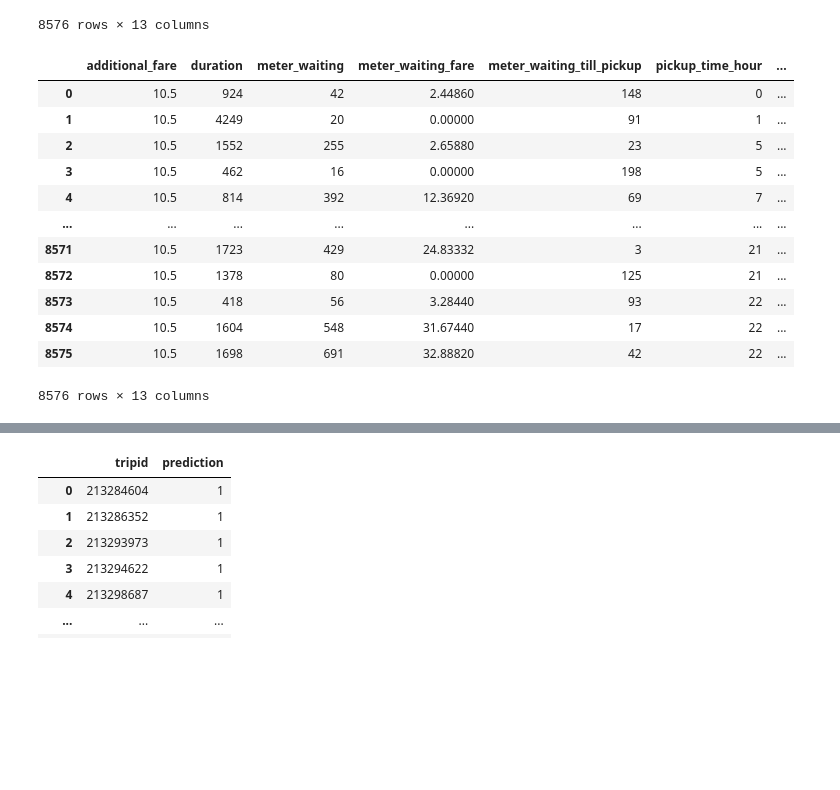
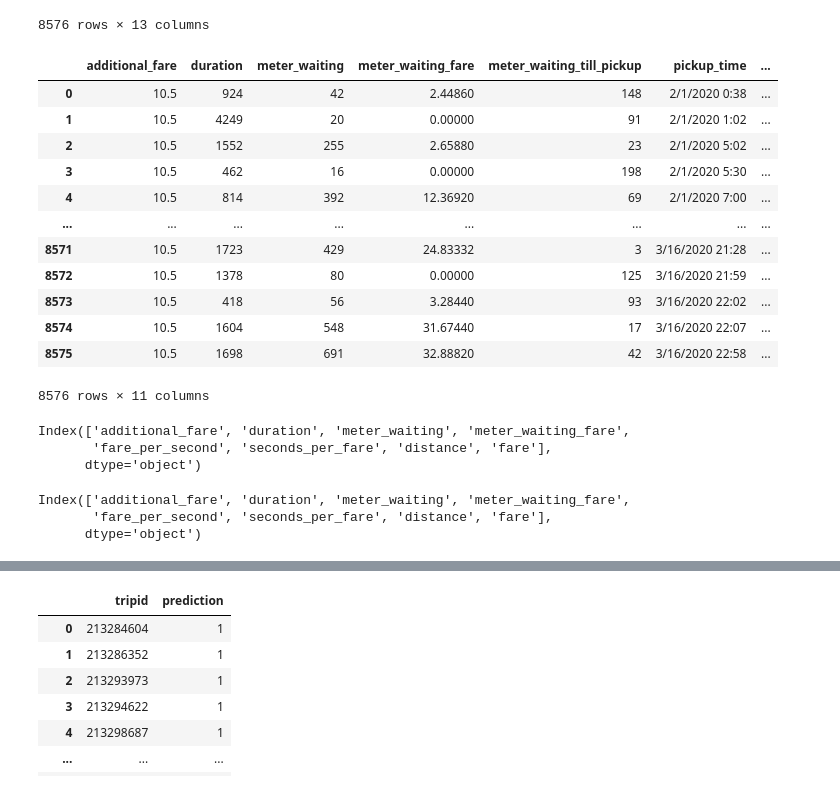
Before and after one commit to Dhananjana97/ML-Ride-Fair, a Jupyter notebook: ML_xgboost_20.ipynb, the cells around one changed output, grey strips where cells are left out. Saved outputs shown, nothing was run; the diff lists cells and outputs as text; code cells hidden in the pictures; blank space fills up the shorter version.

```diff
--- a/ML_xgboost_20.ipynb
+++ b/ML_xgboost_20.ipynb
@@ -407,31 +373,44 @@ test_X
 | 8575 | 222860703 | 10.5 | 1698 | 691 | 32.88820 | 42 | ... |
 8576 rows × 13 columns
 # %%
-date_time_extractor(test_X)
+# date_time_extractor(test_X)
 dist = distance_calculator(test_X)
 test_X.insert(test_X.columns.get_loc('fare'), 'distance', dist)
 del test_X['tripid']
 # test_X.insert(test_X.columns.get_loc('meter_waiting_till_pickup'), 'meter_waiting_fare_rate', test_X['meter_waiting_fare']/test_X['meter_waiting'])
 
 # test_X.insert(test_X.columns.get_loc('distance'), 'fare_per_km', test_X['fare']/test_X['distance'])
 # test_X.insert(test_X.columns.get_loc('fare_per_km'), 'speed', test_X['distance']*1000/test_X['duration'])
 test_X.insert(test_X.columns.get_loc('distance'), 'fare_per_second', test_X['fare']/test_X['duration'])
 test_X.insert(test_X.columns.get_loc('distance'), 'seconds_per_fare', (test_X['duration']-test_X['meter_waiting'])/test_X['fare'])
 test_X
 # %% [output]
-|  | additional_fare | duration | meter_waiting | meter_waiting_fare | meter_waiting_till_pickup | pickup_time_hour | ... |
-| 0 | 10.5 | 924 | 42 | 2.44860 | 148 | 0 | ... |
-| 1 | 10.5 | 4249 | 20 | 0.00000 | 91 | 1 | ... |
-| 2 | 10.5 | 1552 | 255 | 2.65880 | 23 | 5 | ... |
-| 3 | 10.5 | 462 | 16 | 0.00000 | 198 | 5 | ... |
-| 4 | 10.5 | 814 | 392 | 12.36920 | 69 | 7 | ... |
+|  | additional_fare | duration | meter_waiting | meter_waiting_fare | meter_waiting_till_pickup | pickup_time | ... |
+| 0 | 10.5 | 924 | 42 | 2.44860 | 148 | 2/1/2020 0:38 | ... |
+| 1 | 10.5 | 4249 | 20 | 0.00000 | 91 | 2/1/2020 1:02 | ... |
+| 2 | 10.5 | 1552 | 255 | 2.65880 | 23 | 2/1/2020 5:02 | ... |
+| 3 | 10.5 | 462 | 16 | 0.00000 | 198 | 2/1/2020 5:30 | ... |
+| 4 | 10.5 | 814 | 392 | 12.36920 | 69 | 2/1/2020 7:00 | ... |
 | ... | ... | ... | ... | ... | ... | ... | ... |
-| 8571 | 10.5 | 1723 | 429 | 24.83332 | 3 | 21 | ... |
-| 8572 | 10.5 | 1378 | 80 | 0.00000 | 125 | 21 | ... |
-| 8573 | 10.5 | 418 | 56 | 3.28440 | 93 | 22 | ... |
-| 8574 | 10.5 | 1604 | 548 | 31.67440 | 17 | 22 | ... |
-| 8575 | 10.5 | 1698 | 691 | 32.88820 | 42 | 22 | ... |
+| 8571 | 10.5 | 1723 | 429 | 24.83332 | 3 | 3/16/2020 21:28 | ... |
+| 8572 | 10.5 | 1378 | 80 | 0.00000 | 125 | 3/16/2020 21:59 | ... |
+| 8573 | 10.5 | 418 | 56 | 3.28440 | 93 | 3/16/2020 22:02 | ... |
+| 8574 | 10.5 | 1604 | 548 | 31.67440 | 17 | 3/16/2020 22:07 | ... |
+| 8575 | 10.5 | 1698 | 691 | 32.88820 | 42 | 3/16/2020 22:58 | ... |
-8576 rows × 13 columns
+8576 rows × 11 columns
+# %%
+test_X=test_X.drop(columns=['pickup_time','drop_time','meter_waiting_till_pickup'])
+test_X.columns
+# %% [output]
+Index(['additional_fare', 'duration', 'meter_waiting', 'meter_waiting_fare',
+       'fare_per_second', 'seconds_per_fare', 'distance', 'fare'],
+      dtype='object')
+# %%
+test_X.columns
+# %% [output]
+Index(['additional_fare', 'duration', 'meter_waiting', 'meter_waiting_fare',
+       'fare_per_second', 'seconds_per_fare', 'distance', 'fare'],
+      dtype='object')
 # %%
 # test_X['drop_time'] = pd.to_datetime(test_X['drop_time'])
 # test_X['pickup_time'] = pd.to_datetime(test_X['pickup_time'])
```
Also changed, not shown: parts of 18 cells of this notebook.
